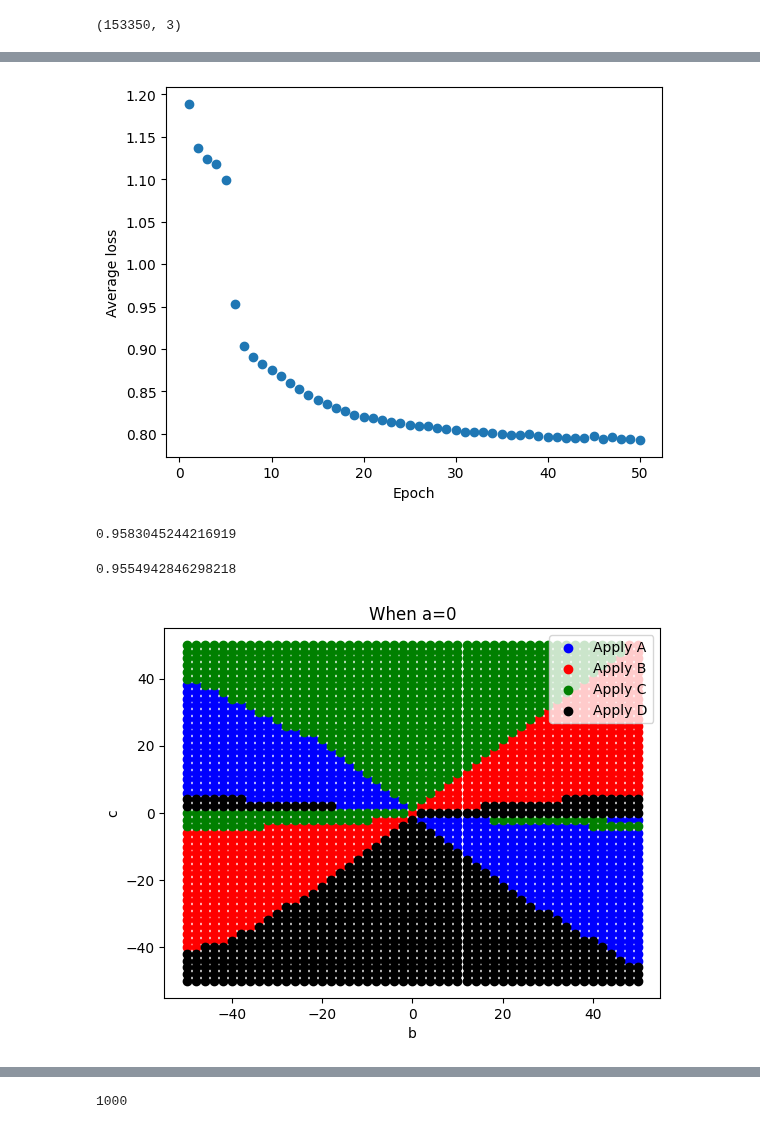
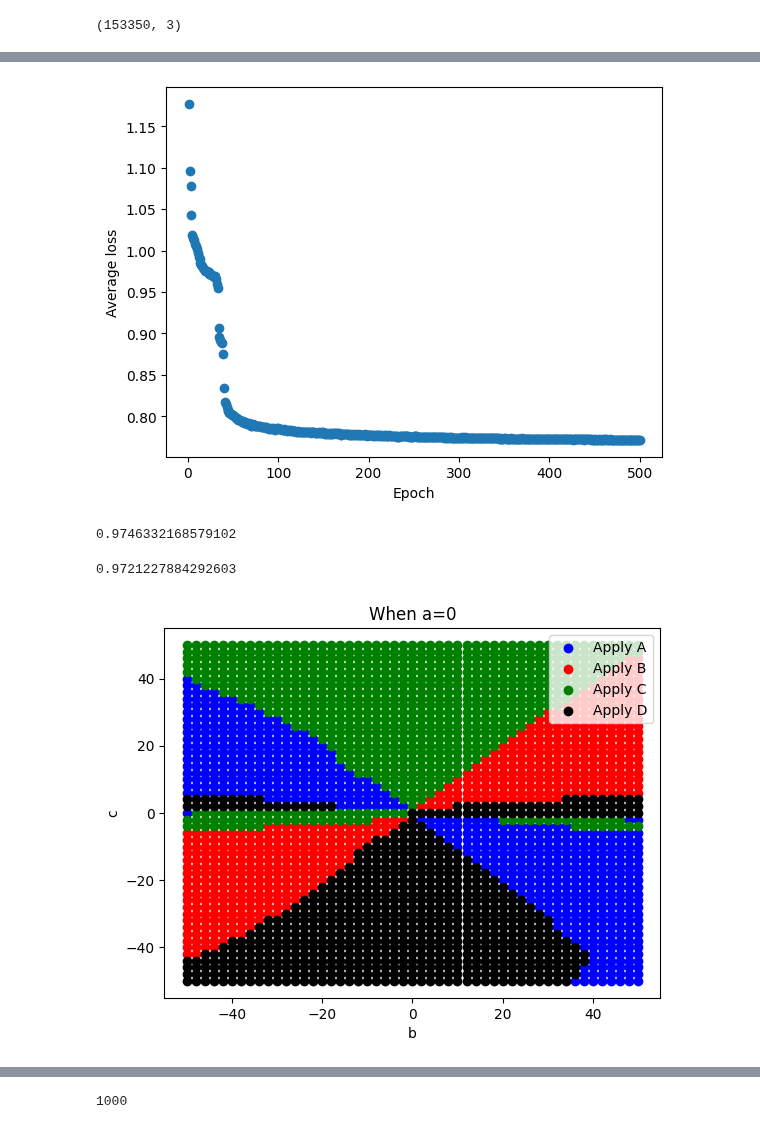
Before and after one commit to MXM-MachineLearning/MXM_AI_Ellenberg, a Jupyter notebook: heisenberg_group/Neural_Nets/bfs_NN.ipynb, the cells around one changed output, grey strips where cells are left out. Cells and saved outputs as stored; diff of their text form; code cells hidden in the pictures.

```diff
--- a/heisenberg_group/Neural_Nets/bfs_NN.ipynb
+++ b/heisenberg_group/Neural_Nets/bfs_NN.ipynb
@@ -121,5 +121,5 @@ input_data.shape
 (153350, 3)
 # %%
 # Train the model
-trained_model = train_model(input_data, desired_output, 50, learning_rate=0.0005, viz_accuracy=True)
+trained_model = train_model(input_data, desired_output, 500, learning_rate=0.0005, viz_accuracy=True)
 # %% [output]
@@ -143,4 +143,4 @@ Epoch [50/50], Loss: 0.7929
-[figure, old version]
+[figure, new version]
 # %%
 def test_model(trained_model, new_data, expected_result):
     test_input = torch.tensor(new_data, dtype=torch.float32)
@@ -161,11 +161,11 @@ desired_output = torch.tensor(test_df['last_matrix'].tolist(), dtype=torch.float
 # performance on test and train is almost exactly the same (this is the training dataset)
 test_model(trained_model, input_data, torch.tensor(train['last_matrix'].tolist(), dtype=torch.float32).long())
 # %% [output]
-0.9583045244216919
+0.9746332168579102
 # %%
 test_model(trained_model, input_data_test, desired_output)
 # %% [output]
-0.9554942846298218
+0.9721227884292603
 # %%
 # plot a vizualization of what we would predict for a bunch of ordered pairs
 
@@ -199,7 +199,7 @@ plt.title("When a=0")
 plt.legend()
 plt.show()
 # %% [output]
-[figure, old version]
+[figure, new version]
 # %%
 confidence_df = pd.DataFrame({
     'x': [],
```
Also changed, not shown: parts of 16 cells of this notebook.
